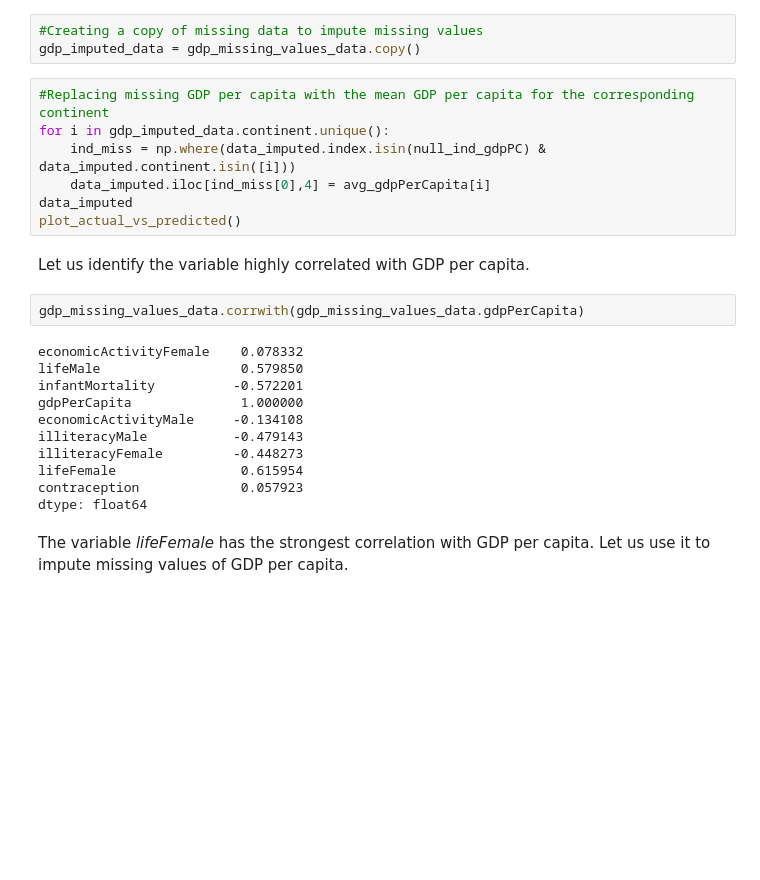
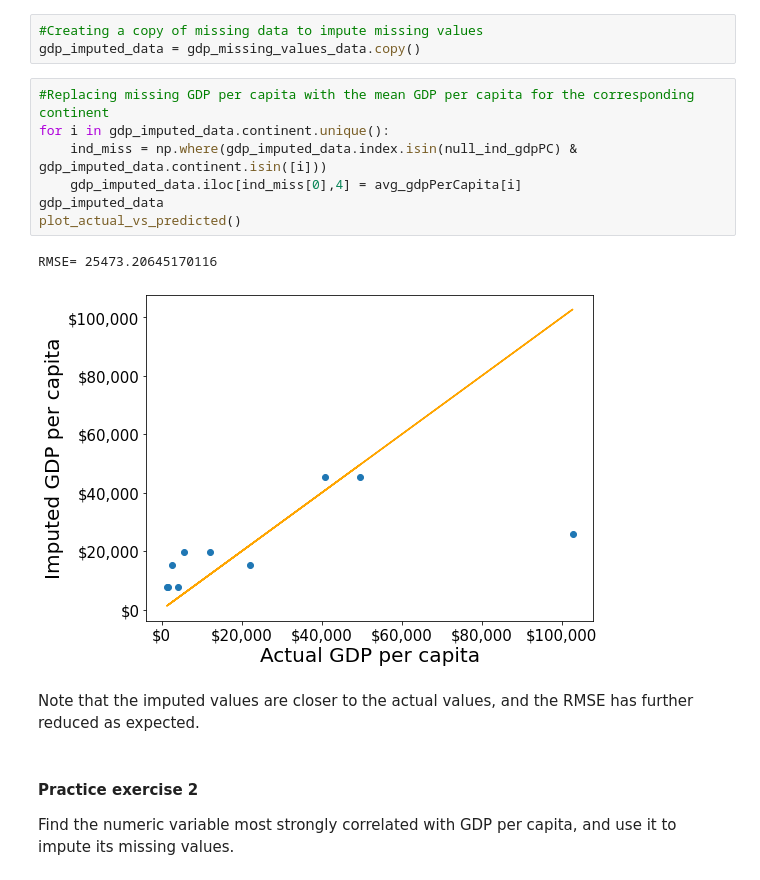
Before and after one commit to NUstat/DataScience_Intro_python, a Jupyter notebook: Data cleaning and preparation.ipynb, the cells around one changed output. Cells and saved outputs as stored; diff of their text form; blank space fills up the shorter version.

```diff
--- a/Data cleaning and preparation.ipynb
+++ b/Data cleaning and preparation.ipynb
@@ -231,24 +231,15 @@ gdp_imputed_data = gdp_missing_values_data.copy()
 # %%
 #Replacing missing GDP per capita with the mean GDP per capita for the corresponding continent
 for i in gdp_imputed_data.continent.unique():
-    ind_miss = np.where(data_imputed.index.isin(null_ind_gdpPC) & data_imputed.continent.isin([i]))
-    data_imputed.iloc[ind_miss[0],4] = avg_gdpPerCapita[i]
-data_imputed
+    ind_miss = np.where(gdp_imputed_data.index.isin(null_ind_gdpPC) & gdp_imputed_data.continent.isin([i]))
+    gdp_imputed_data.iloc[ind_miss[0],4] = avg_gdpPerCapita[i]
+gdp_imputed_data
 plot_actual_vs_predicted()
+# %% [output]
+RMSE= 25473.20645170116
+[figure, added]
-# %% [markdown]
-Let us identify the variable highly correlated with GDP per capita.
-# %%
-gdp_missing_values_data.corrwith(gdp_missing_values_data.gdpPerCapita)
-# %% [output]
-economicActivityFemale    0.078332
-lifeMale                  0.579850
-infantMortality          -0.572201
-gdpPerCapita              1.000000
-economicActivityMale     -0.134108
-illiteracyMale           -0.479143
-illiteracyFemale         -0.448273
-lifeFemale                0.615954
-contraception             0.057923
-dtype: float64
+# %% [markdown]
+Note that the imputed values are closer to the actual values, and the RMSE has further reduced as expected.
 # %% [markdown]
-The variable *lifeFemale* has the strongest correlation with GDP per capita. Let us use it to impute missing values of GDP per capita.
+#### Practice exercise 2
+Find the numeric variable most strongly correlated with GDP per capita, and use it to impute its missing values.
```
Also changed, not shown: parts of 14 cells of this notebook.
